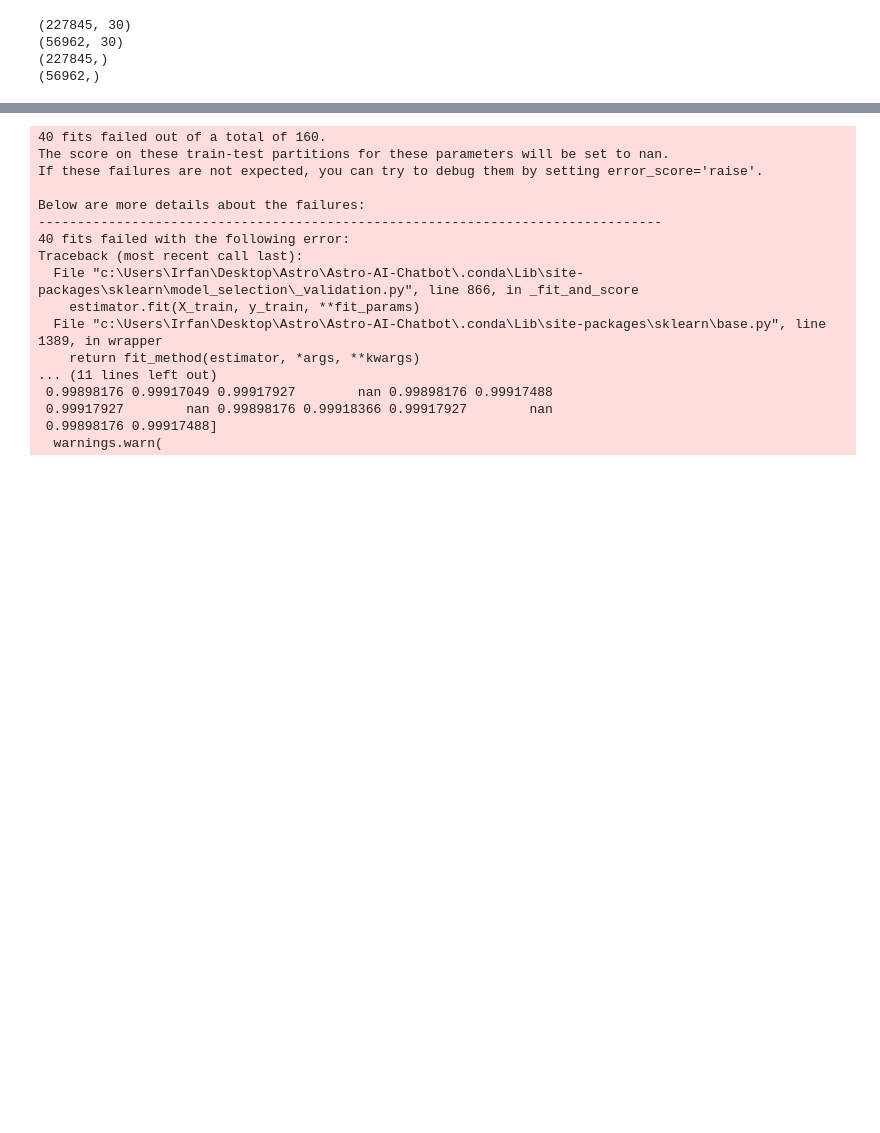
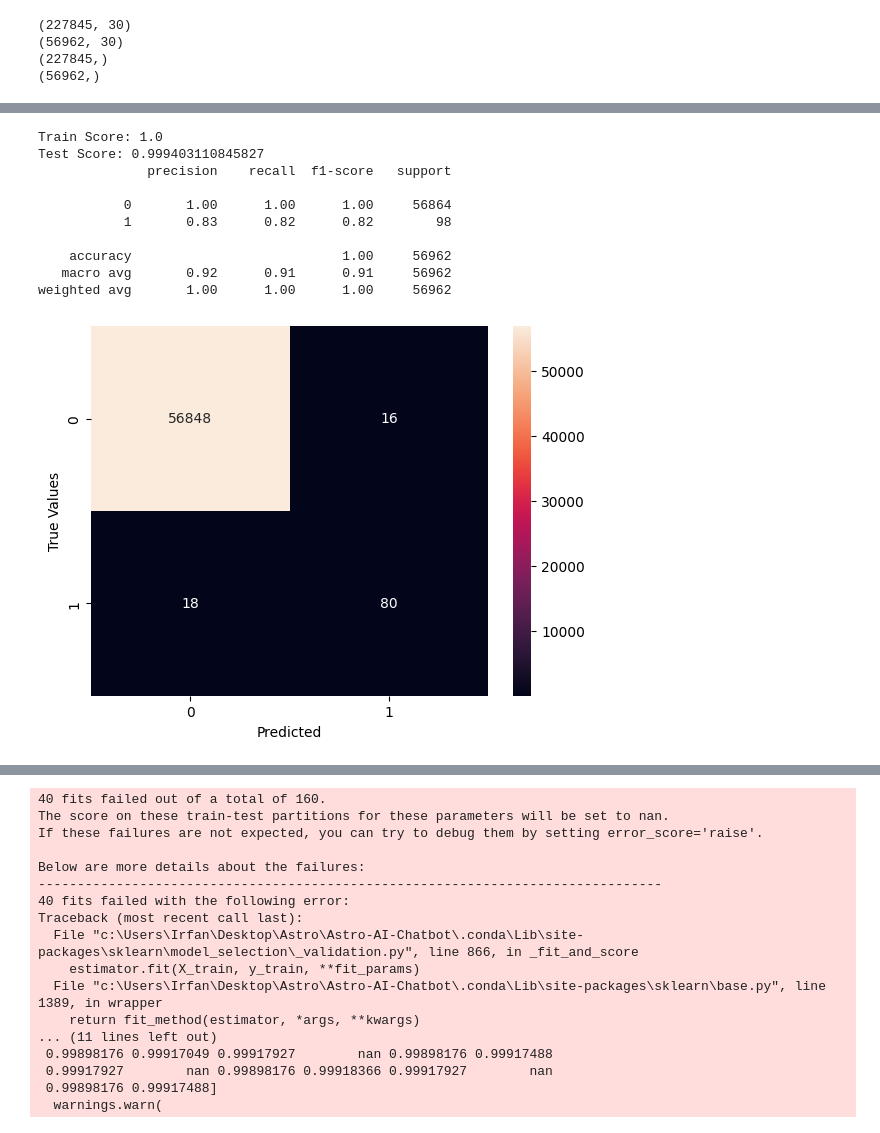
Before and after one commit to IrfanCamparaGithub/AppliedMachineLearningFraudProject, a Jupyter notebook: starter.ipynb, the cells around one changed output, grey strips where cells are left out. Drawn from its saved outputs; the diff is of its cells as text; code cells hidden in the pictures; blank space fills up the shorter version.

```diff
--- a/starter.ipynb
+++ b/starter.ipynb
@@ -220,0 +255,30 @@ weighted avg       1.00      1.00      1.00     56962
+# %%
+import xgboost as xgb
+extremeGradientBoost = xgb.XGBClassifier()
+extremeGradientBoost.fit(X_trainSmote, T_trainSmote)
+train_score = extremeGradientBoost.score(X_trainSmote, T_trainSmote)
+
+test_score = extremeGradientBoost.score(X_test, t_test)
+print("Train Score: "+ str(train_score))
+print("Test Score: " + str(test_score))
+import matplotlib.pyplot as plt
+
+y_pred = extremeGradientBoost.predict(X_test)
+print(classification_report(t_test, y_pred))
+cm = confusion_matrix(t_test, y_pred)
+sns.heatmap(cm, annot=True, fmt = "d")
+plt.xlabel('Predicted')
+plt.ylabel('True Values')
+plt.show()
+# %% [output]
+Train Score: 1.0
+Test Score: 0.999403110845827
+              precision    recall  f1-score   support
+
+           0       1.00      1.00      1.00     56864
+           1       0.83      0.82      0.82        98
+
+    accuracy                           1.00     56962
+   macro avg       0.92      0.91      0.91     56962
+weighted avg       1.00      1.00      1.00     56962
+[figure, added]
```
Also changed, not shown: parts of 15 cells of this notebook.
